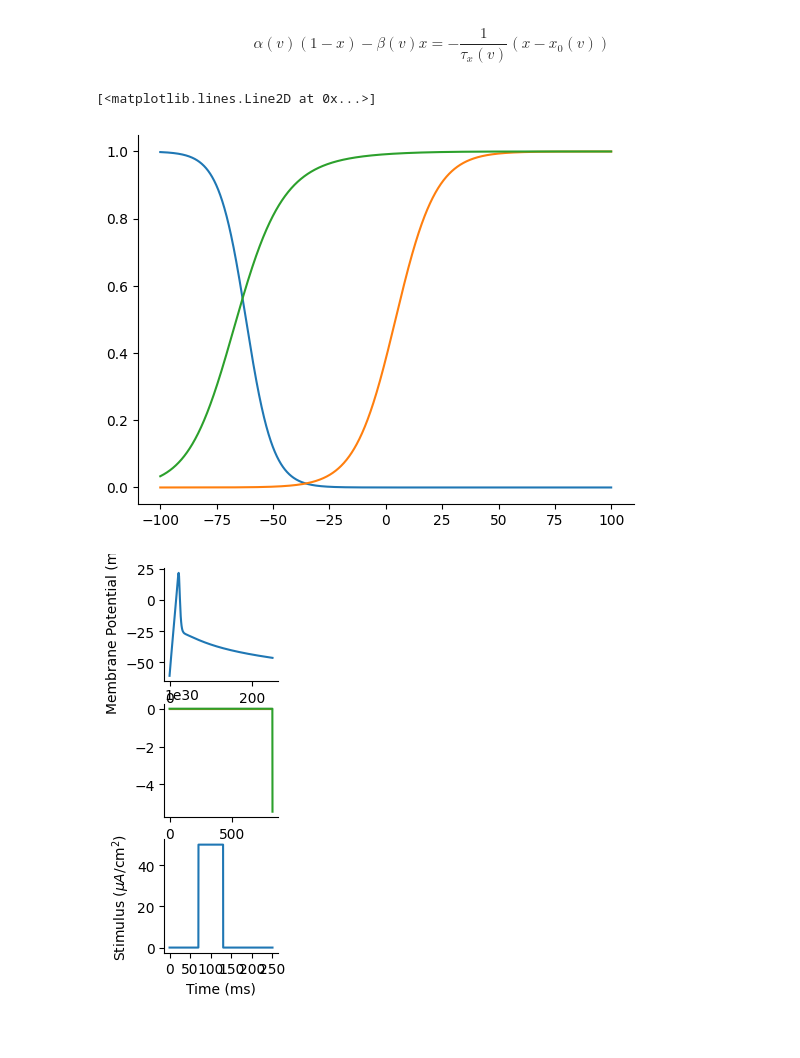
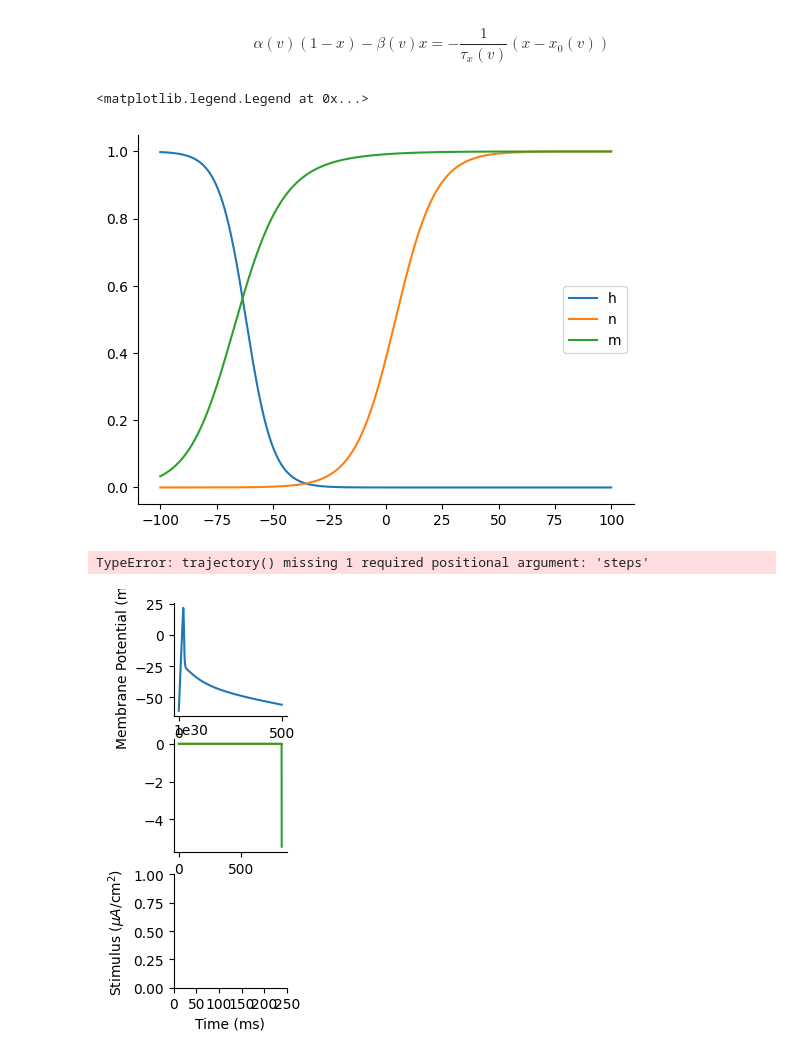
Before and after one commit to electronicvisions/jaxsnn, a Jupyter notebook: notebooks/hodgekin_huxley.ipynb, the cells around one changed output. Drawn from its saved outputs; the diff is of its cells as text; code cells hidden in the pictures.

Commit message:
doc: hodgekin-huxley progress
Change-Id: I338c05a80ed687fe1e0dd391eade9256a0129c4b

```diff
--- a/notebooks/hodgekin_huxley.ipynb
+++ b/notebooks/hodgekin_huxley.ipynb
@@ -31,8 +31,8 @@ def alpha_n(v):
     return x/y
 
 def alpha_m(v):
-    x = 0.182 * (v + 35)
-    y = (1 - np.exp(-(v+35)/9.0))
+    x = 0.182 * (v + 35.0)
+    y = (1 - np.exp(-(v+35.0)/9.0))
     return x/y
 
 def alpha_h(v):
@@ -52,10 +52,10 @@ def beta_h(v):
     return 0.25 * np.exp((v+62)/6.0)/np.exp((v+90)/12.0)
 
 def I_Na(s : HodgekinHuxleyState, p : HodgekinHuxleyParameters):
-    return p.g_Na * s.m**3 * s.h * (s.v - p.E_Na)
+    return p.g_Na * np.power(s.m,3) * s.h * (s.v - p.E_Na)
 
 def I_K(s : HodgekinHuxleyState, p: HodgekinHuxleyParameters):
-    return p.g_K * s.n**4 * (s.v - p.E_K)
+    return p.g_K * np.power(s.n,4) * (s.v - p.E_K)
 
 def I_L(s : HodgekinHuxleyState, p: HodgekinHuxleyParameters):
     return p.g_L * (s.v - p.E_L)
@@ -70,9 +70,9 @@ def hodgekin_huxley_dynamics(p : HodgekinHuxleyParameters):
     h_dynamics = channel_dynamics(alpha_h, beta_h)
     n_dynamics = channel_dynamics(alpha_n, beta_n)
 
-    def dynamics(s : HodgekinHuxleyState, I_in : ArrayLike):
+    def dynamics(s : HodgekinHuxleyState):
         return HodgekinHuxleyState(
-            p.C_m_inv * (-I_K(s, p) - I_Na(s, p) - I_L(s, p) + I_in),
+            -p.C_m_inv * (I_K(s, p) + I_Na(s, p) + I_L(s, p) - 2.7),
             m_dynamics(s.m, s.v),
             n_dynamics(s.n, s.v),
             h_dynamics(s.h, s.v)
@@ -95,12 +95,13 @@ n0 = x0(alpha_n, beta_n)
 m0 = x0(alpha_m, beta_m)
 
 vs = np.arange(-100, 100, 0.1)
-plt.plot(vs, h0(vs))
-plt.plot(vs, n0(vs))
-plt.plot(vs, m0(vs))
+plt.plot(vs, h0(vs), label='h')
+plt.plot(vs, n0(vs), label='n')
+plt.plot(vs, m0(vs), label='m')
+plt.legend()
 # %% [output]
-[<matplotlib.lines.Line2D at 0x...>]
+<matplotlib.legend.Legend at 0x...>
-[figure, old version]
+[figure, new version]
 # %%
 p = HodgekinHuxleyParameters(
     g_K = 35.0,    # Average potassium channel conductance per unit area (mS/cm^2)
@@ -114,17 +115,16 @@ p = HodgekinHuxleyParameters(
 # %%
 from jaxsnn.base import explicit
 
-def projection(x, u):
+def projection(x):
     return x
 def output(x,u):
     return x
 
 dynamics = hodgekin_huxley_dynamics(p)
 
-equation = explicit.ExplicitConstrainedCDE(
+equation = explicit.ExplicitConstrainedODE(
    explicit_terms=dynamics,
    projection=projection,
-   output=output
 )
 # %%
 import numpy as onp
@@ -137,33 +137,34 @@ initial_state = HodgekinHuxleyState(
 )
 
 dt = 0.01
-step_fn = explicit.classic_rk4_cde(equation, dt)
-stim = onp.zeros(25000)
-stim[7000:13000] = 50  # add a square pulse
+step_fn = explicit.classic_rk4(equation, dt)
+# stim = onp.zeros(30000)
+# stim[7000:30000] = 2.7  # add a square pulse
 
 
-integrator = funcutils.controlled_trajectory(step_fn, stim)
+integrator = funcutils.trajectory(step_fn)
 e, actual = integrator(initial_state)
+# %% [output]
+TypeError: trajectory() missing 1 required positional argument: 'steps'
 # %%
 import matplotlib as mpl
 
 # remove top and right axis from plots
 mpl.rcParams["axes.spines.right"] = False
 mpl.rcParams["axes.spines.top"] = False
 
 fig, ax = plt.subplots(3, figsize=(5*2, 5), subplot_kw=dict(box_aspect=1))
 
-ts = np.arange(0,250,dt)
+ts = np.arange(0,300,dt)
 ax[0].set_ylabel('Membrane Potential (mV)')
-ax[0].plot(np.arange(0,250), actual.v[:250])
+ax[0].plot(np.arange(0,500), actual.v[:500])
 ax[1].plot(actual.m)
 ax[1].plot(actual.h)
 ax[1].plot(actual.n)
-ax[2].plot(ts, stim)
 ax[2].set_ylabel('Stimulus ($\mu A/\mathrm{cm}^2$)')
 ax[2].set_xlabel('Time (ms)')
 ax[2].set_xticks([0,50,100,150,200,250])
 
 fig.savefig('figures/hodgekin_huxley_example.png', dpi=300)
 # %% [output]
-[figure, old version]
+[figure, new version]
```
Also changed, not shown: 3 other files.
